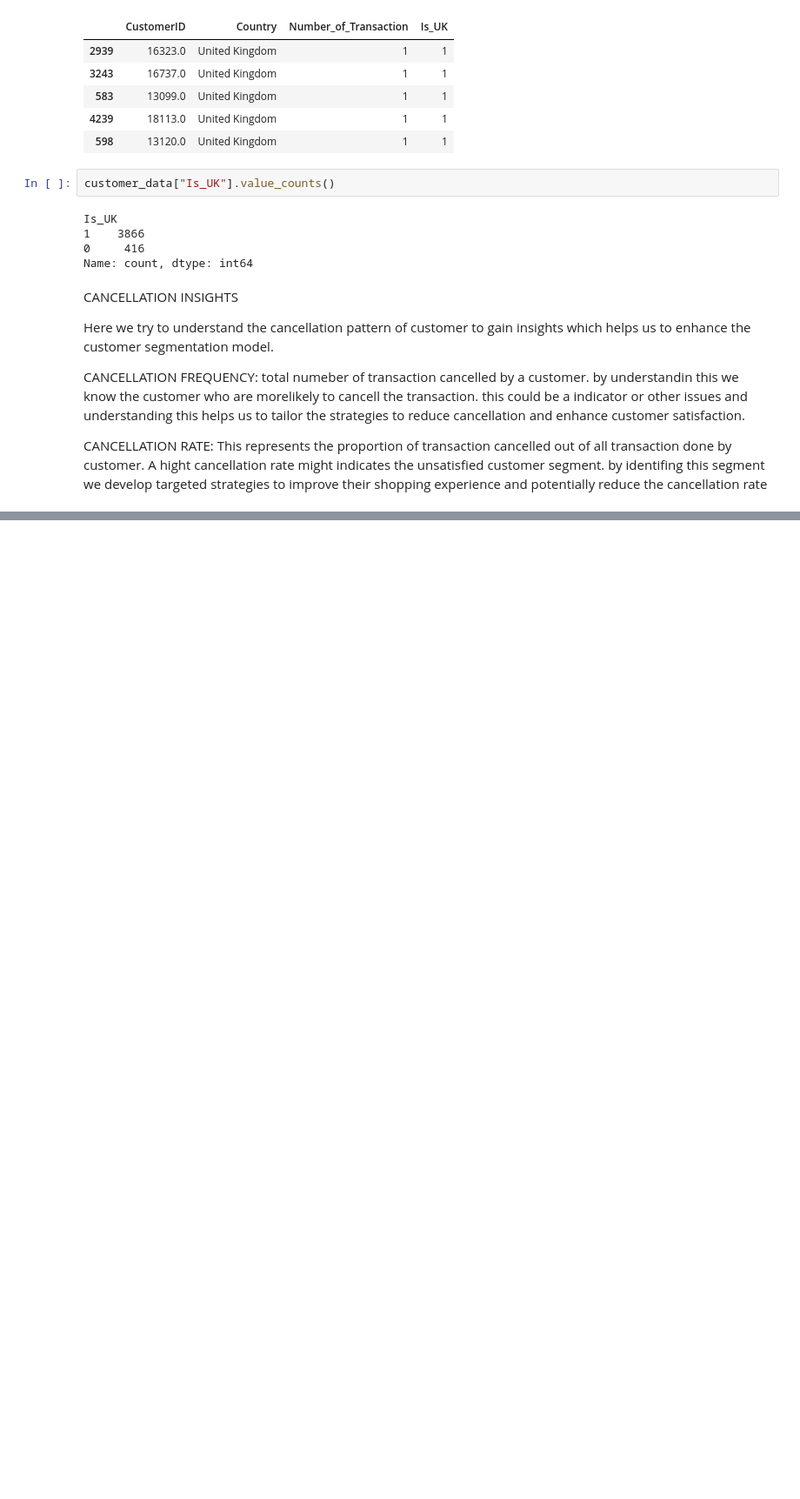
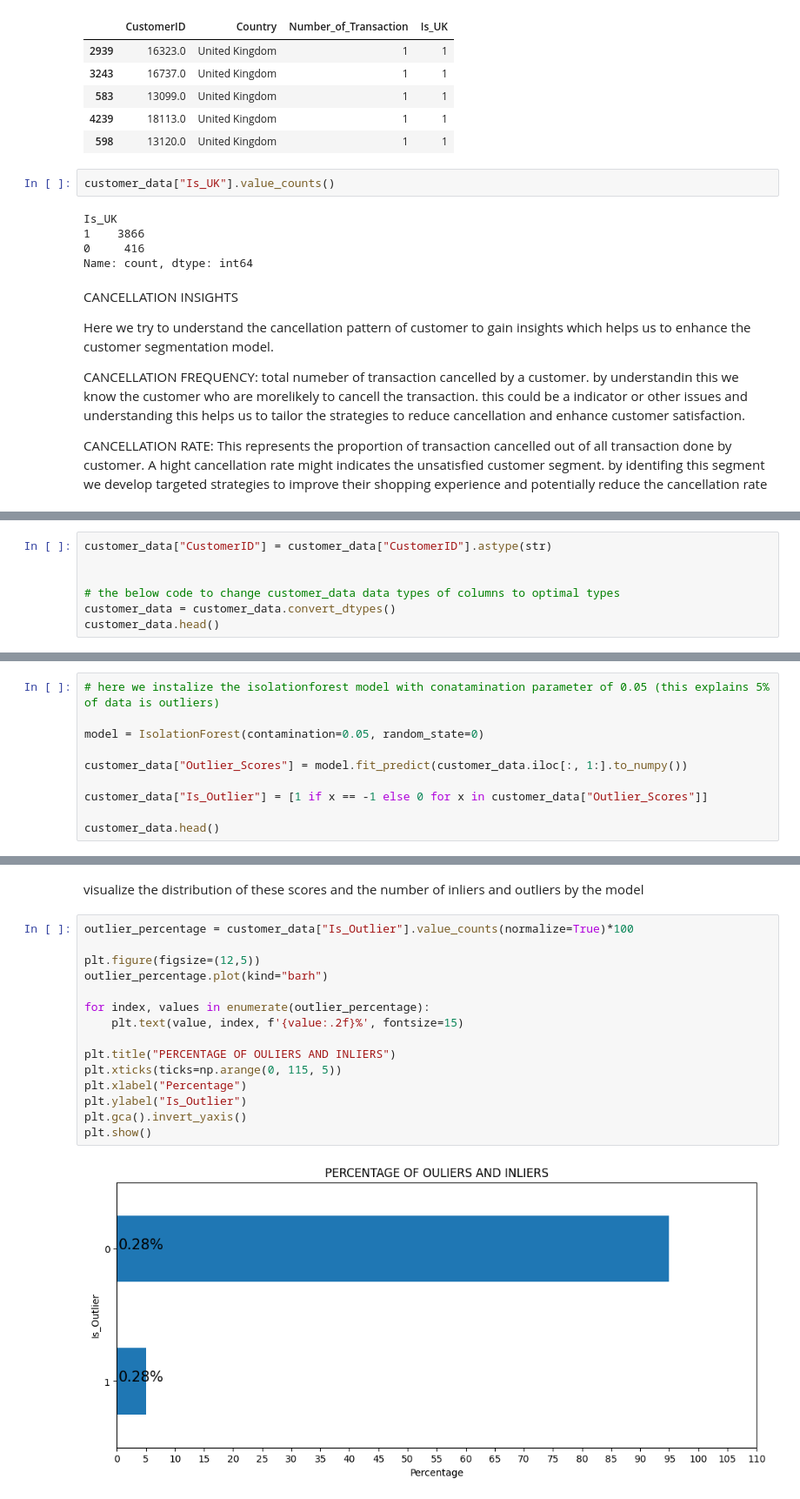
Before and after one commit to vishwan454/Customer_Segmentation_and_Recomendation-_System, a Jupyter notebook: customer_Segmentation_and_Recommendation_System.ipynb, the cells around one changed output, grey strips where cells are left out. Shown at 87% size. Drawn from its saved outputs; the diff is of its cells as text; blank space fills up the shorter version.

```diff
--- a/customer_Segmentation_and_Recommendation_System.ipynb
+++ b/customer_Segmentation_and_Recommendation_System.ipynb
@@ -897,0 +975,7 @@ CANCELLATION RATE: This represents the proportion of transaction cancelled out o
+# %%
+customer_data["CustomerID"] = customer_data["CustomerID"].astype(str)
+
+
+# the below code to change customer_data data types of columns to optimal types
+customer_data = customer_data.convert_dtypes()
+customer_data.head()
@@ -897,0 +1048,10 @@ CANCELLATION RATE: This represents the proportion of transaction cancelled out o
+# %%
+# here we instalize the isolationforest model with conatamination parameter of 0.05 (this explains 5% of data is outliers)
+
+model = IsolationForest(contamination=0.05, random_state=0)
+
+customer_data["Outlier_Scores"] = model.fit_predict(customer_data.iloc[:, 1:].to_numpy())
+
+customer_data["Is_Outlier"] = [1 if x == -1 else 0 for x in customer_data["Outlier_Scores"]]
+
+customer_data.head()
@@ -897,0 +1065,19 @@ CANCELLATION RATE: This represents the proportion of transaction cancelled out o
+# %% [markdown]
+visualize the distribution of these scores and the number of inliers and outliers by the model
+# %%
+outlier_percentage = customer_data["Is_Outlier"].value_counts(normalize=True)*100
+
+plt.figure(figsize=(12,5))
+outlier_percentage.plot(kind="barh")
+
+for index, values in enumerate(outlier_percentage):
+    plt.text(value, index, f'{value:.2f}%', fontsize=15)
+
+plt.title("PERCENTAGE OF OULIERS AND INLIERS")
+plt.xticks(ticks=np.arange(0, 115, 5))
+plt.xlabel("Percentage")
+plt.ylabel("Is_Outlier")
+plt.gca().invert_yaxis()
+plt.show()
+# %% [output]
+[figure, added]
```
Also changed, not shown: parts of 10 cells of this notebook.
